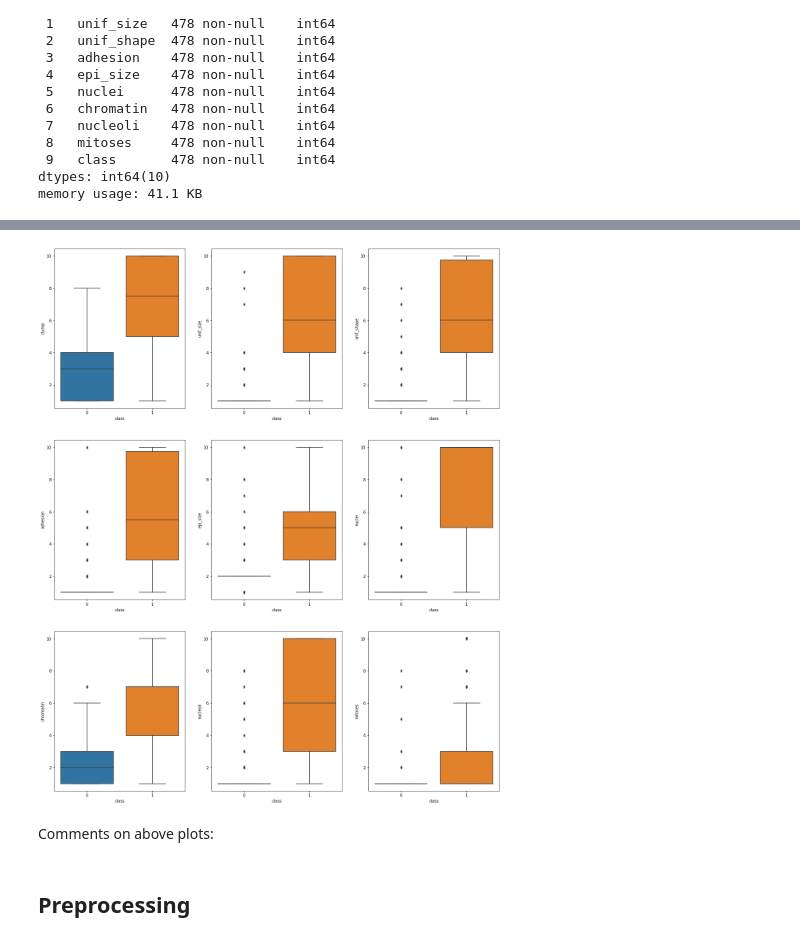
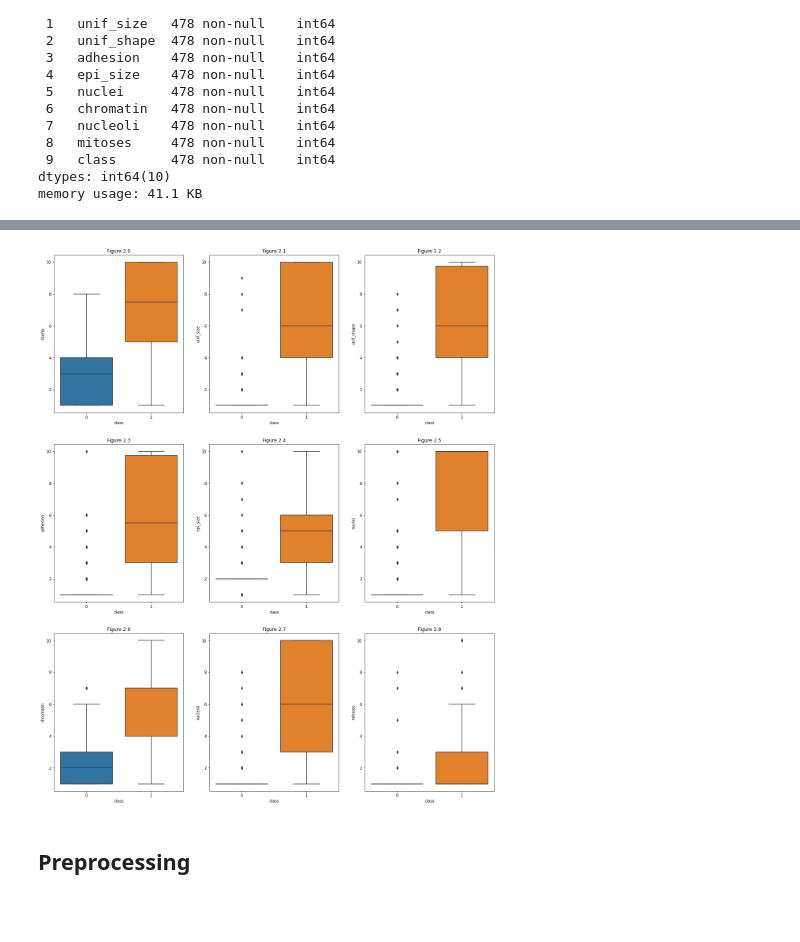
Before and after one commit to DSCI-310/DSCI-310-Group-5, a Jupyter notebook: analysis.ipynb, the cells around one changed output, grey strips where cells are left out. Cells and saved outputs as stored; diff of their text form; code cells hidden in the pictures; blank space fills up the shorter version.

```diff
--- a/analysis.ipynb
+++ b/analysis.ipynb
@@ -153,13 +154,13 @@ benign_cases = train_df[train_df["class"] == 0]
 
 malignant_cases = train_df[train_df["class"] == 1]
 # %%
-for x in numeric_looking_columns:
+for idx,x in enumerate(numeric_looking_columns): # idx is the index of each item
+#for x in numeric_looking_columns:
     plt.hist(benign_cases[x], alpha=0.7, bins=5, label="0 - benign")
     plt.hist(malignant_cases[x], alpha=0.7, bins=5, label="1 - malignant")
     plt.legend(loc="best")
-
     plt.xlabel(x)
     plt.ylabel("count")
-    plt.title(f"Histogram of {x} by tumor type")
+    plt.title(f"Figure 1.{idx}: Histogram of {x} by tumor type")
     plt.show()
 # %% [output]
@@ -175,11 +176,10 @@ for x in numeric_looking_columns:
 # %%
 fig, ax = plt.subplots(3, 3, figsize=(20, 25))
-for var, subplot in zip(numeric_looking_columns, ax.flatten()):
-    sns.boxplot(x='class', y=var, data=train_df, ax=subplot)
+for idx, (var, subplot) in enumerate(zip(numeric_looking_columns, ax.flatten())):
+# for var, subplot in zip(numeric_looking_columns, ax.flatten()):
+    sns.boxplot(x='class', y=var, data=train_df, ax=subplot).set_title(f"Figure 2.{idx}")
 # %% [output]
-[figure, old version]
+[figure, new version]
-# %% [markdown]
-Comments on above plots:
 # %% [markdown]
 ## Preprocessing
 # %% [markdown]
```
Also changed, not shown: parts of 9 cells of this notebook, 1 other file.
